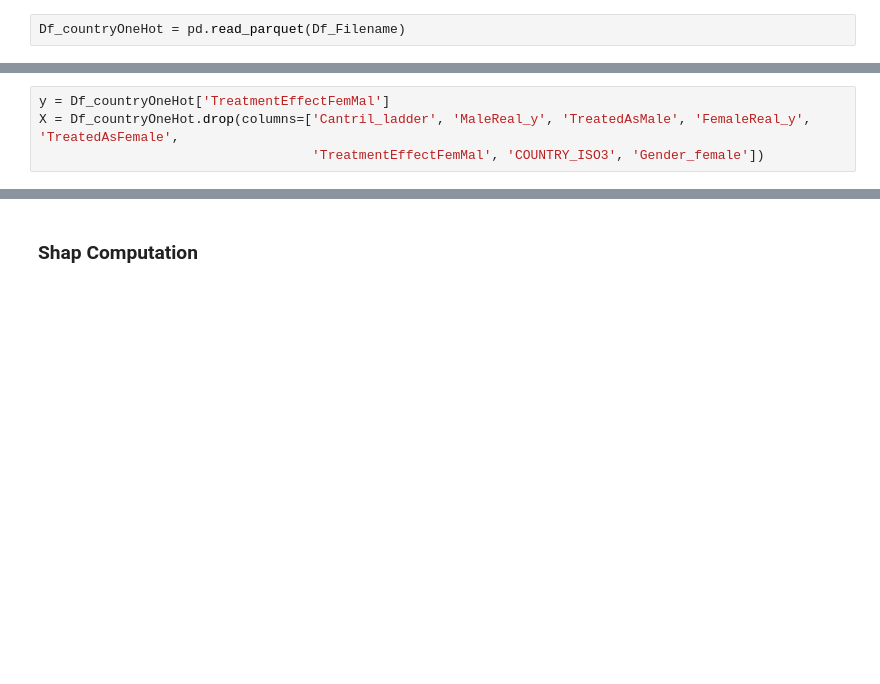
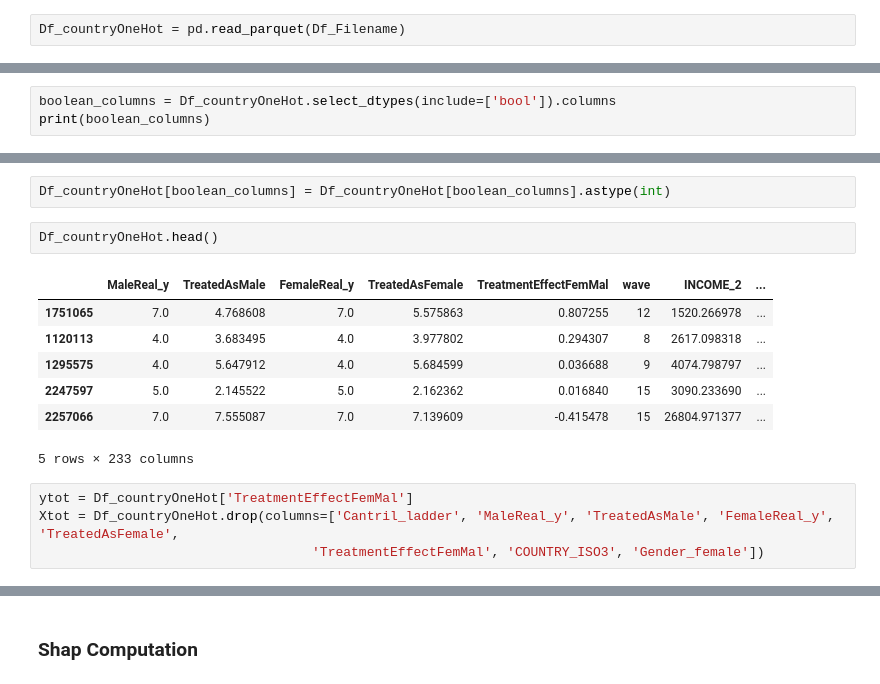
Before and after one commit to MichaelChaoLi-cpu/GallupWellBeingResearch, a Jupyter notebook: Code/MJ_AN_ShapXgbGenderTreatment_RapidsT4.ipynb, the cells around one changed output, grey strips where cells are left out. Saved outputs shown, nothing was run; the diff lists cells and outputs as text; blank space fills up the shorter version.

```diff
--- a/Code/MJ_AN_ShapXgbGenderTreatment_RapidsT4.ipynb
+++ b/Code/MJ_AN_ShapXgbGenderTreatment_RapidsT4.ipynb
@@ -52,0 +75,3 @@ Df_countryOneHot = pd.read_parquet(Df_Filename)
+# %%
+boolean_columns = Df_countryOneHot.select_dtypes(include=['bool']).columns
+print(boolean_columns)
@@ -53,4 +87,16 @@ Df_countryOneHot = pd.read_parquet(Df_Filename)
+# %%
+Df_countryOneHot[boolean_columns] = Df_countryOneHot[boolean_columns].astype(int)
+# %%
+Df_countryOneHot.head()
+# %% [output]
+|  | MaleReal_y | TreatedAsMale | FemaleReal_y | TreatedAsFemale | TreatmentEffectFemMal | wave | INCOME_2 | ... |
+| 1751065 | 7.0 | 4.768608 | 7.0 | 5.575863 | 0.807255 | 12 | 1520.266978 | ... |
+| 1120113 | 4.0 | 3.683495 | 4.0 | 3.977802 | 0.294307 | 8 | 2617.098318 | ... |
+| 1295575 | 4.0 | 5.647912 | 4.0 | 5.684599 | 0.036688 | 9 | 4074.798797 | ... |
+| 2247597 | 5.0 | 2.145522 | 5.0 | 2.162362 | 0.016840 | 15 | 3090.233690 | ... |
+| 2257066 | 7.0 | 7.555087 | 7.0 | 7.139609 | -0.415478 | 15 | 26804.971377 | ... |
+5 rows × 233 columns
 # %%
-y = Df_countryOneHot['TreatmentEffectFemMal']
-X = Df_countryOneHot.drop(columns=['Cantril_ladder', 'MaleReal_y', 'TreatedAsMale', 'FemaleReal_y', 'TreatedAsFemale',
+ytot = Df_countryOneHot['TreatmentEffectFemMal']
+Xtot = Df_countryOneHot.drop(columns=['Cantril_ladder', 'MaleReal_y', 'TreatedAsMale', 'FemaleReal_y', 'TreatedAsFemale',
                                    'TreatmentEffectFemMal', 'COUNTRY_ISO3', 'Gender_female'])
```
Also changed, not shown: parts of 8 cells of this notebook.
